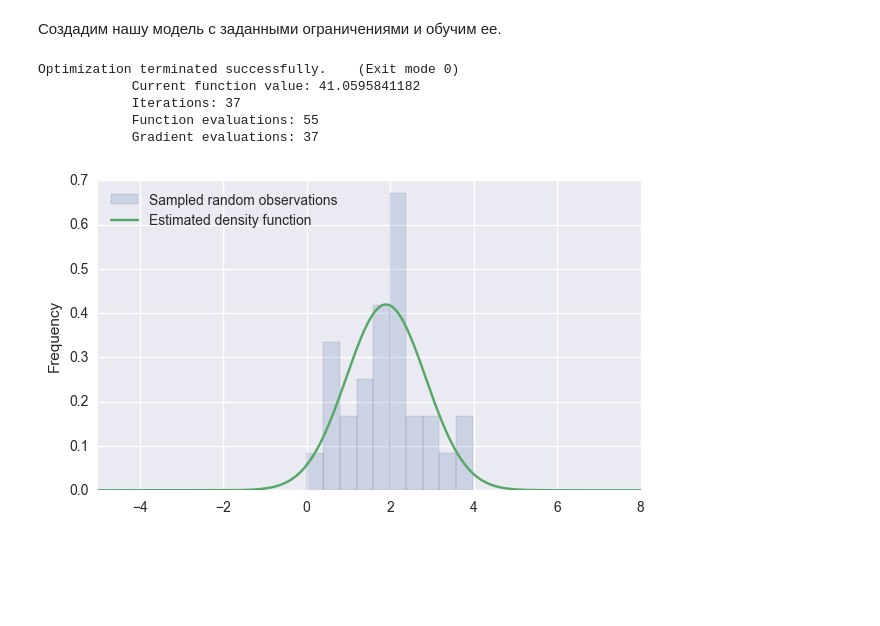
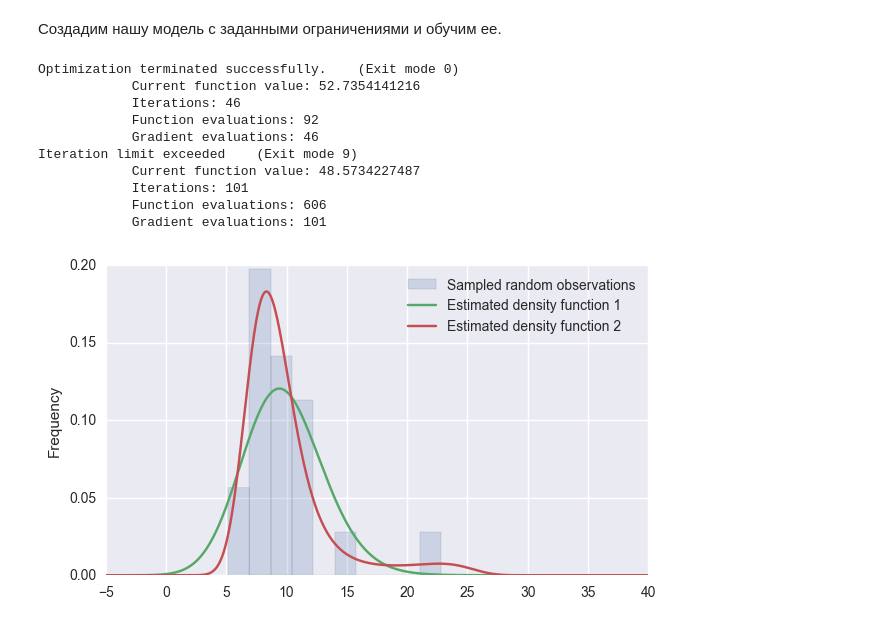
Before and after one commit to stankevichevg/quantfinance, a Jupyter notebook: Maximum Entropy Density Estimation.ipynb, the cells around one changed output. Cells and saved outputs as stored; diff of their text form; code cells hidden in the pictures; blank space fills up the shorter version.

```diff
--- a/Maximum Entropy Density Estimation.ipynb
+++ b/Maximum Entropy Density Estimation.ipynb
@@ -121,6 +121,6 @@ class ExpPolyDistribution:
 
 Сгенерируем 30 случайных величин используя нормальное распределение со средним 2 и дисперсией 1.
 # %%
-nr = np.random.normal(2, 1, 30)
+nr = np.random.chisquare(10, 20)
 # %% [markdown]
 Зададим ограничения на первый и второй момент для нашей модели.
@@ -132,33 +127,56 @@ restrictions = [
+# %%
+restrictions1 = [
+    lambda x: x,
+    lambda x: x**2,
+    lambda x: x**3
+]
+
+restrictions2 = [
+    lambda x: x,
+    lambda x: x**2,
+    lambda x: x**3,
+    lambda x: x**4
+]
 # %% [markdown]
 Создадим нашу модель с заданными ограничениями и обучим ее.
 # %%
 np.seterr(over='ignore')
-ep_distr = ExpPolyDistribution(restrictions)
-ep_distr = ep_distr.fit(nr)
+ep_distr1 = ExpPolyDistribution(restrictions1)
+ep_distr2 = ExpPolyDistribution(restrictions2)
+ep_distr1 = ep_distr1.fit(nr)
+ep_distr2 = ep_distr2.fit(nr)
 # %% [output]
 Optimization terminated successfully.    (Exit mode 0)
-            Current function value: 41.0595841182
-            Iterations: 37
-            Function evaluations: 55
-            Gradient evaluations: 37
+            Current function value: 52.7354141216
+            Iterations: 46
+            Function evaluations: 92
+            Gradient evaluations: 46
+Iteration limit exceeded    (Exit mode 9)
+            Current function value: 48.5734227487
+            Iterations: 101
+            Function evaluations: 606
+            Gradient evaluations: 101
 # %%
 %matplotlib inline
 
 import seaborn
 seaborn.mpl.rcParams['figure.figsize'] = (7.0, 4.0)
 seaborn.mpl.rcParams['savefig.dpi'] = 100
 
 import matplotlib
 import matplotlib.pyplot as plt
 
 import pandas as pd
 
 data = pd.Series(nr)
 ax = data.plot(kind='hist', bins=10, normed=True, alpha=0.2, label='Sampled random observations', legend=True)
 
-x = np.linspace(-5, 8, 500)
-y = ep_distr.pdf(x)
+x = np.linspace(-5, 40, 1000)
+y1 = ep_distr1.pdf(x)
+y2 = ep_distr2.pdf(x)
 
-p = pd.Series(y, x).plot(label='Estimated density function', legend=True, ax=ax)
+ax = pd.Series(y1, x).plot(label='Estimated density function 1', legend=True, ax=ax)
+
+ax = pd.Series(y2, x).plot(label='Estimated density function 2', legend=True, ax=ax)
 # %% [output]
-[figure, old version]
+[figure, new version]
```
Also changed, not shown: parts of 2 cells of this notebook.
